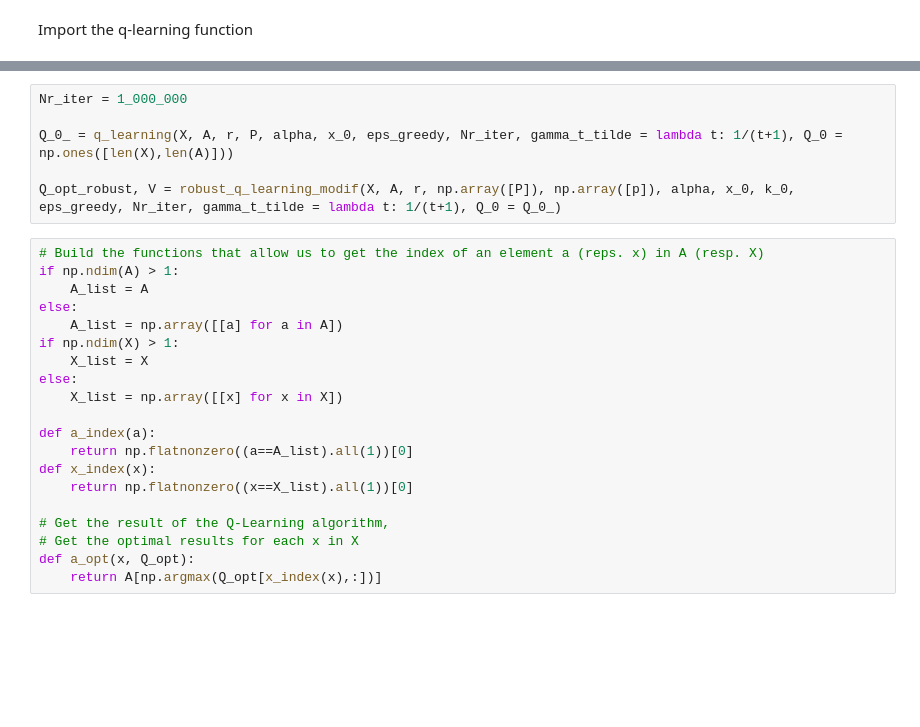
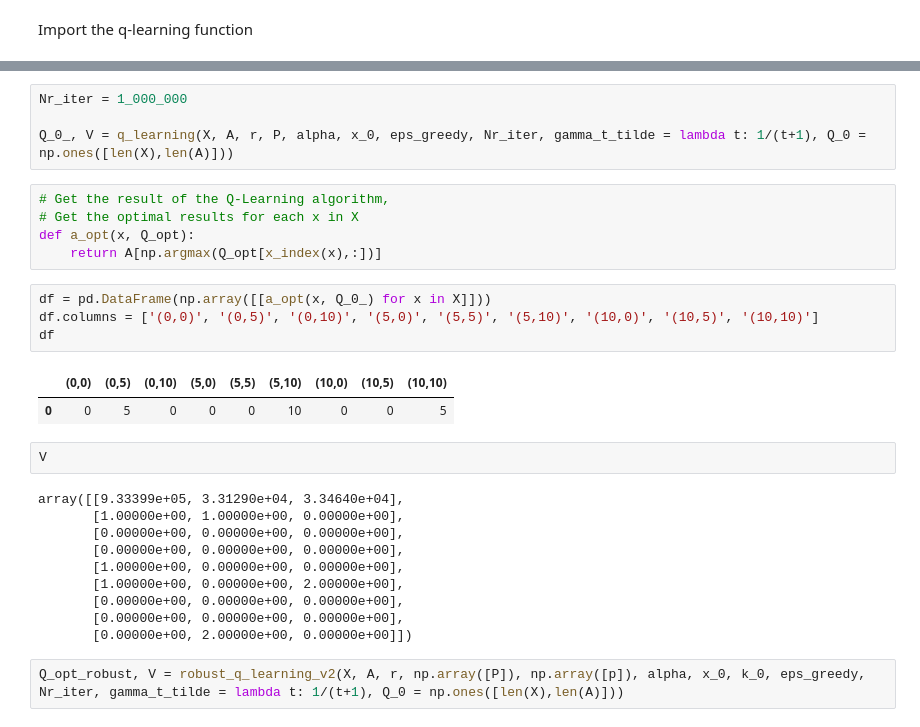
Before and after one commit to CecileDecker/Q_learning, a Jupyter notebook: FishingQuotas.ipynb, the cells around one changed output, grey strips where cells are left out. Drawn from its saved outputs; the diff is of its cells as text; blank space fills up the shorter version.

```diff
--- a/FishingQuotas.ipynb
+++ b/FishingQuotas.ipynb
@@ -63,29 +402,33 @@ eps_greedy = 0.1   # Epsilon greedy policy
 # %%
 Nr_iter = 1_000_000
 
-Q_0_ = q_learning(X, A, r, P, alpha, x_0, eps_greedy, Nr_iter, gamma_t_tilde = lambda t: 1/(t+1), Q_0 = np.ones([len(X),len(A)]))
-
-Q_opt_robust, V = robust_q_learning_modif(X, A, r, np.array([P]), np.array([p]), alpha, x_0, k_0, eps_greedy, Nr_iter, gamma_t_tilde = lambda t: 1/(t+1), Q_0 = Q_0_)
+Q_0_, V = q_learning(X, A, r, P, alpha, x_0, eps_greedy, Nr_iter, gamma_t_tilde = lambda t: 1/(t+1), Q_0 = np.ones([len(X),len(A)]))
-# %%
-# Build the functions that allow us to get the index of an element a (reps. x) in A (resp. X)
-if np.ndim(A) > 1:
-    A_list = A
-else:
-    A_list = np.array([[a] for a in A])
-if np.ndim(X) > 1:
-    X_list = X
-else:
-    X_list = np.array([[x] for x in X])
-
-def a_index(a):
-    return np.flatnonzero((a==A_list).all(1))[0]
-def x_index(x):
-    return np.flatnonzero((x==X_list).all(1))[0]
-
-# Get the result of the Q-Learning algorithm,
-# Get the optimal results for each x in X
-def a_opt(x, Q_opt):
-    return A[np.argmax(Q_opt[x_index(x),:])]
+# %%
+# Get the result of the Q-Learning algorithm,
+# Get the optimal results for each x in X
+def a_opt(x, Q_opt):
+    return A[np.argmax(Q_opt[x_index(x),:])]
+# %%
+df = pd.DataFrame(np.array([[a_opt(x, Q_0_) for x in X]]))
+df.columns = ['(0,0)', '(0,5)', '(0,10)', '(5,0)', '(5,5)', '(5,10)', '(10,0)', '(10,5)', '(10,10)']
+df
+# %% [output]
+|  | (0,0) | (0,5) | (0,10) | (5,0) | (5,5) | (5,10) | (10,0) | (10,5) | (10,10) |
+| 0 | 0 | 5 | 0 | 0 | 0 | 10 | 0 | 0 | 5 |
+# %%
+V
+# %% [output]
+array([[9.33399e+05, 3.31290e+04, 3.34640e+04],
+       [1.00000e+00, 1.00000e+00, 0.00000e+00],
+       [0.00000e+00, 0.00000e+00, 0.00000e+00],
+       [0.00000e+00, 0.00000e+00, 0.00000e+00],
+       [1.00000e+00, 0.00000e+00, 0.00000e+00],
+       [1.00000e+00, 0.00000e+00, 2.00000e+00],
+       [0.00000e+00, 0.00000e+00, 0.00000e+00],
+       [0.00000e+00, 0.00000e+00, 0.00000e+00],
+       [0.00000e+00, 2.00000e+00, 0.00000e+00]])
+# %%
+Q_opt_robust, V = robust_q_learning_v2(X, A, r, np.array([P]), np.array([p]), alpha, x_0, k_0, eps_greedy, Nr_iter, gamma_t_tilde = lambda t: 1/(t+1), Q_0 = np.ones([len(X),len(A)]))
 # %%
 df = pd.DataFrame(np.array([[a_opt(x, Q_opt_robust) for x in X]]))
 df.columns = ['(0,0)', '(0,5)', '(0,10)', '(5,0)', '(5,5)', '(5,10)', '(10,0)', '(10,5)', '(10,10)']
```
Also changed, not shown: parts of 63 cells of this notebook, 6 other files.
